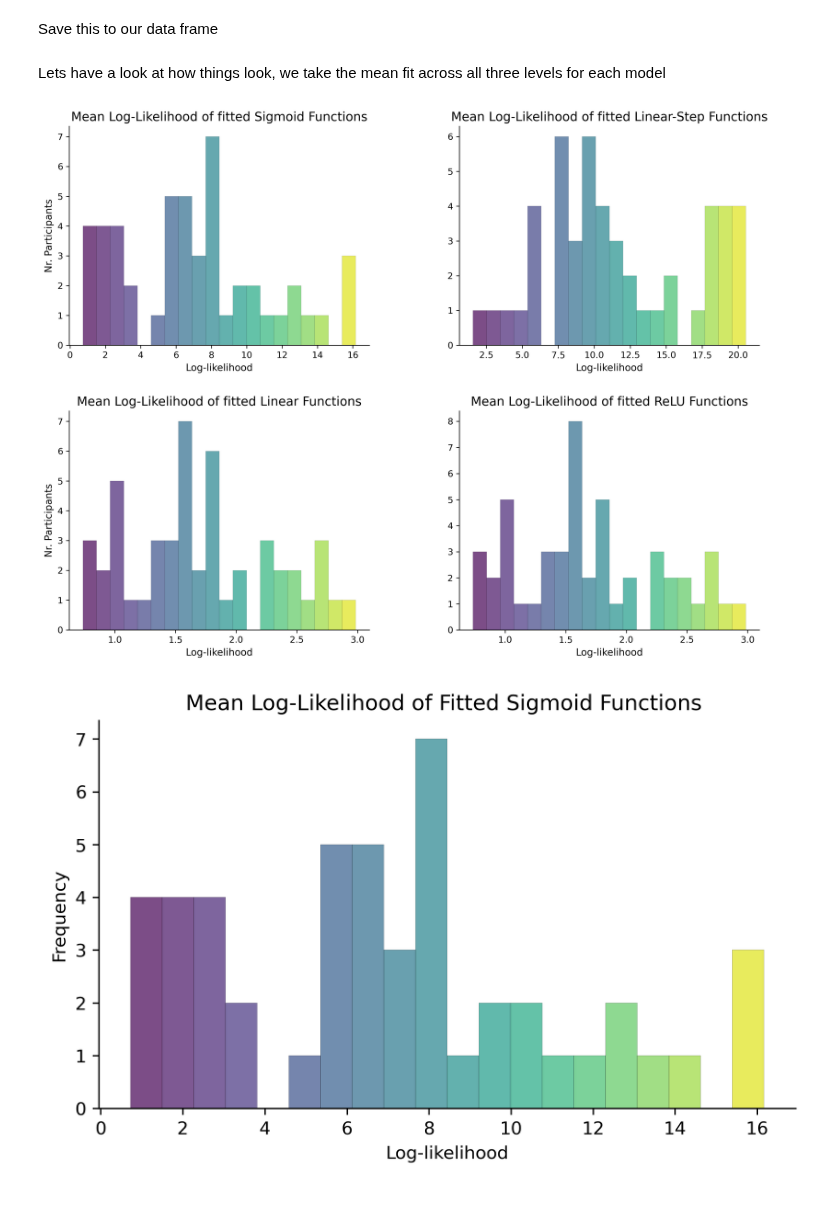
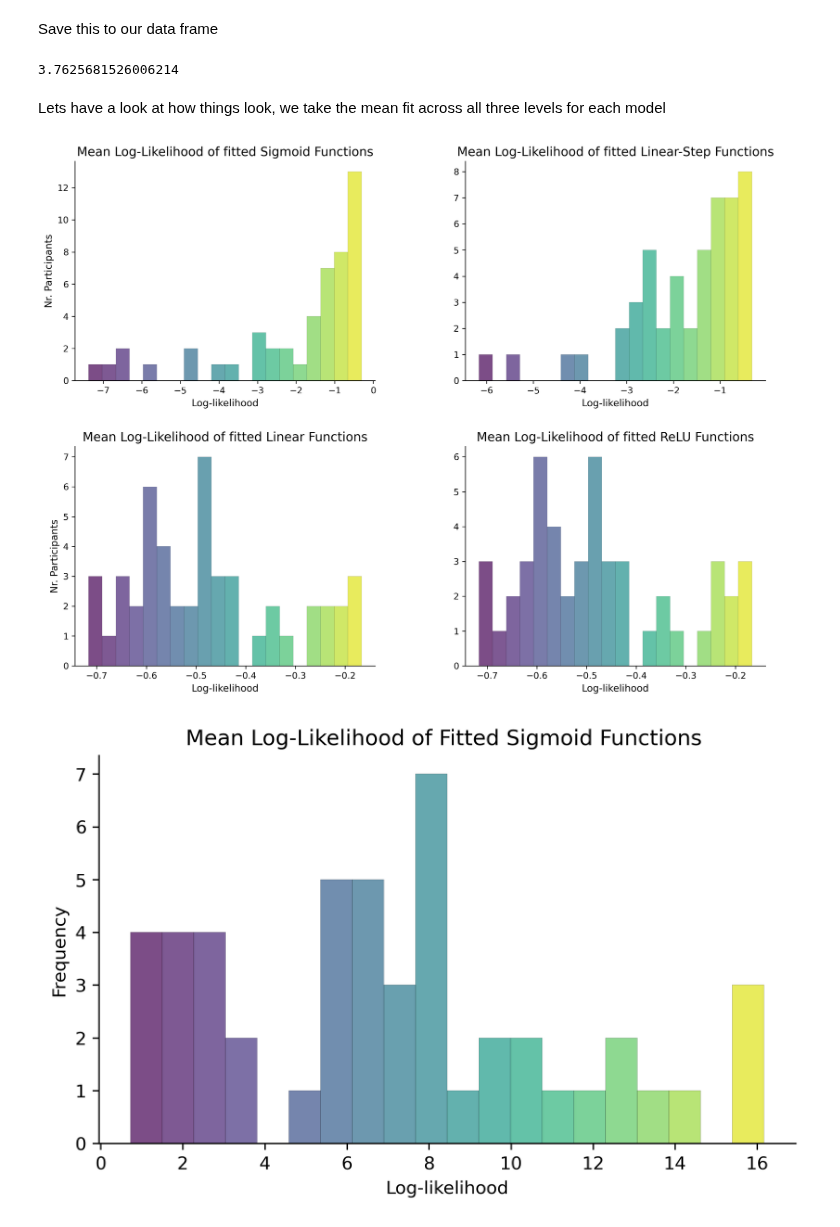
Before and after one commit to JirkoRu/analysis_scripts, a Jupyter notebook: part_level_analysis/Assess_fit.ipynb, the cells around one changed output. Drawn from its saved outputs; the diff is of its cells as text; code cells hidden in the pictures.

Commit message:
bayesian model selection

```diff
--- a/part_level_analysis/Assess_fit.ipynb
+++ b/part_level_analysis/Assess_fit.ipynb
@@ -56,18 +56,22 @@ def linear_step_func(x, x0, x1):
 # %% [markdown]
 Now we write a function to asses the fit for each model and return the distribution of log-likelihoods
 # %%
+from telnetlib import XASCII
+
+
 def asses_fit(function_list, level_data_list, levels_list):
 
      fit_dict = {
                "sigmoid": np.full((level_data_list[0].shape[0],3), np.nan),
                "linear": np.full((level_data_list[0].shape[0],3), np.nan),
                "relu": np.full((level_data_list[0].shape[0],3), np.nan),
-               "linear_step_2": np.full((level_data_list[0].shape[0],3), np.nan)
+               "linear_step": np.full((level_data_list[0].shape[0],3), np.nan)
                }
 
-     model_file_list = ["sigmoid", "linear", "relu", "linear_step_2"]
+     model_file_list = ["sigmoid", "linear", "relu", "linear_step"]
 
      x_data = np.linspace(1, level_data_list[0].shape[1], level_data_list[0].shape[1])
+     x_data = x_data[1::2]
 
      # loop over each model
      for i, function in enumerate(function_list):
@@ -76,7 +80,7 @@ def asses_fit(function_list, level_data_list, levels_list):
           for j, level in enumerate(levels_list):
 
                # load the model params for each participant
-               df = pd.read_csv(os.getcwd() + "/params_trialwise/" + level + "/" + model_file_list[i] + ".csv")
+               df = pd.read_csv(os.getcwd() + "/params_trialwise_crossval/" + level + "/" + model_file_list[i] + ".csv")
                # convert to a numpy array
                all_popt = df.to_numpy()[:,1:]
 
@@ -87,13 +91,22 @@ def asses_fit(function_list, level_data_list, levels_list):
                for k in range(level_data_list[0].shape[0]):
 
                     # participant outputs
-                    y_data = level_data_list[j][k,:]
+                    y_data = level_data_list[j][k,1::2]
                     # our model predictions from previous fit
                     y_pred = function(x_data, *all_popt[k,:])
+                    # clip values in range of 0 and 1
+                    y_pred = np.clip(y_pred, 0, 1)
                     # fit_dict[model_file_list[i]][k, j] = np.linalg.norm(y_data-y_pred)
                     # take the mean log likelihood for each participant constant for numerical stability
                     fit_dict[model_file_list[i]][k, j] = np.mean(-np.log(np.absolute(y_data-y_pred) +1e-10))
-
+                    # take the mean log-likelihood for each participant changed to calculation
+                    # likelihoods = []
+                    # for l, resp in np.ndenumerate(y_data):
+                    #      if resp == 1:
+                    #           likelihoods.append(y_pred[l])
+                    #      else:
+                    #           likelihoods.append(1-y_pred[l])
+                    # fit_dict[model_file_list[i]][k, j] = np.mean(np.log(np.array(likelihoods)+1e-10))
      return fit_dict
 # %%
 function_list = [sigmoid, linear, relu, linear_step_func]
@@ -110,3 +123,7 @@ pd.DataFrame.from_dict(fit_dict_to_save).to_csv("params_trialwise/participantwis
+# %%
+np.mean(fit_dict_to_save["relu"])
+# %% [output]
+3.7625681526006214
 # %% [markdown]
 Lets have a look at how things look, we take the mean fit across all three levels for each model
 # %%
@@ -126,35 +143,35 @@ def plot_hists(titles, data_dict, keys):
                                     alpha=0.7)
 
         n = n.astype('int') # it MUST be integer
 
         # Good old loop. Choose colormap of your taste
         for j in range(len(patches)):
             patches[j].set_facecolor(plt.cm.viridis(j/len(n)))
 
         # Hide the right and top spines
         ax.spines.right.set_visible(False)
         ax.spines.top.set_visible(False)
 
         # set the title
         ax.set_title('Mean Log-Likelihood of fitted %s Functions' % titles[i], fontsize=14)
 
         # make the x and y labels
         ax.set_xlabel('Log-likelihood', fontsize=11)
         if i in (0, 2):
             ax.set_ylabel('Nr. Participants', fontsize=11)
 
     plt.subplots_adjust(
                     wspace=0.3,
                     hspace=0.3)
 
     # plt.savefig(os.getcwd() + "/log-likelihood_plots/All.svg")
     plt.show()
 
 titles = ["Sigmoid", "Linear-Step", "Linear", "ReLU"]
-keys = ["sigmoid", "linear_step_2", "linear", "relu"]
+keys = ["sigmoid", "linear_step", "linear", "relu"]
 plot_hists(titles, fit_dict_to_save, keys)
 # %% [output]
-[figure, old version]
+[figure, new version]
 # %%
 sig_data = np.sum(fit_dict["sigmoid"], axis=1)/3
 
```
Also changed, not shown: parts of 2 cells of this notebook, 16 other files.
